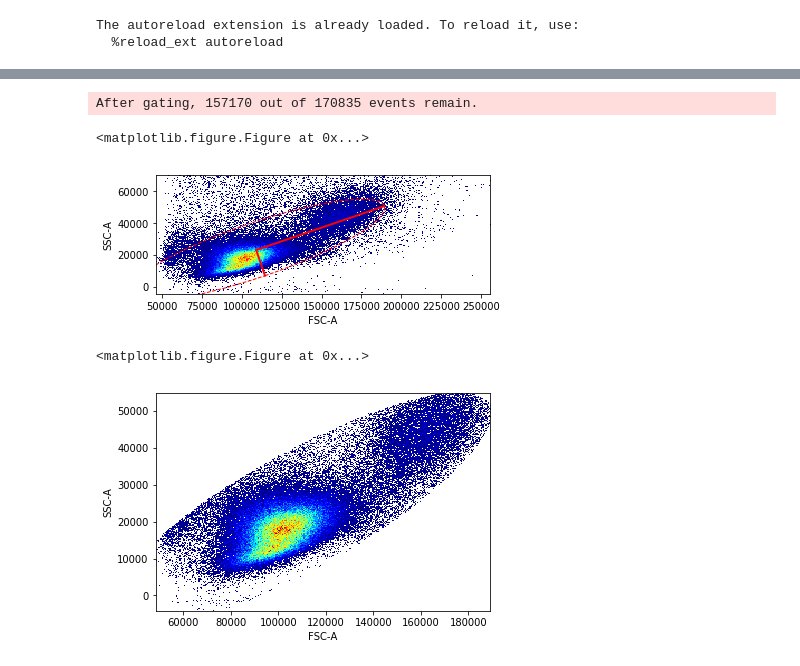
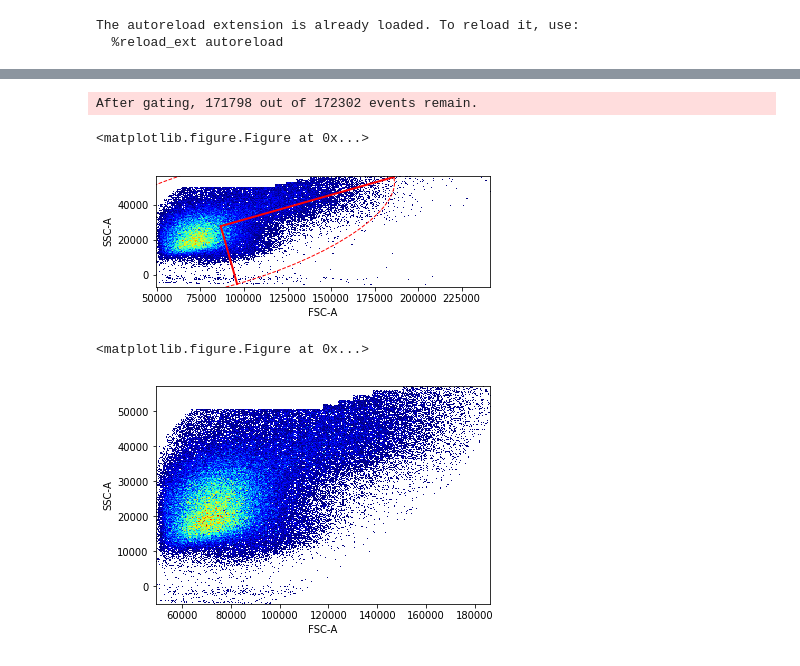
Before and after one commit to LudvigEk/aligater, a Jupyter notebook: pyAliGater_testing.ipynb, the cells around one changed output, grey strips where cells are left out. Drawn from its saved outputs; the diff is of its cells as text; code cells hidden in the pictures.

Commit message:
Tweaks to gaussian mixture modelling, added implementation of dijkstras shortest path

```diff
--- a/pyAliGater_testing.ipynb
+++ b/pyAliGater_testing.ipynb
@@ -29,3 +39,3 @@ After gating, 438882 out of 448200 events remain.
 # %%
-singlets=ag.gatePC(fcsDF,"FSC-A", "FSC-H",center='density',widthScale=4, heightScale=4, vI=no_clutter, plot=True)
+singlets=ag.gatePC(fcsDF,"FSC-A", "FSC-H",center='density',widthScale=5, heightScale=4, vI=no_clutter, plot=True)
 # %% [output]
@@ -37,4 +47,4 @@ After gating, 430739 out of 438882 events remain.
 # %%
-PBMCstep1=ag.gateThreshold(fcsDF,xCol="FSC-A",yCol="SSC-A",vI=singlets, orientation="horisontal",thresh=70000,population="lower")
+PBMCstep1=ag.gateThreshold(fcsDF,xCol="FSC-A",yCol="SSC-A",vI=singlets, orientation="horisontal",thresh=150000,population="lower")
 # %% [output]
 <matplotlib.figure.Figure at 0x...>
@@ -44,0 +55,3 @@ After gating, 170835 out of 430739 events remain.
+# %%
+start=ag.getHighestDensityPoint(fcsDF,"FSC-A","SSC-A",vI=PBMCstep1)[1]
+start
@@ -44,0 +60,2 @@ After gating, 170835 out of 430739 events remain.
+# %%
+PBMCstep2=ag.shortestPath(fcsDF,"FSC-A","SSC-A",maxStep=10,sigma=4,boundaries=[start,150000],vI=PBMCstep1,bins=100)
@@ -45,11 +78,11 @@ After gating, 170835 out of 430739 events remain.
 # %%
-PBMC=ag.gatePC(fcsDF,"FSC-A","SSC-A",center='centroid',widthScale=3, heightScale=2, vI=PBMCstep1, plot=True)
+PBMC=ag.gatePC(fcsDF,"FSC-A","SSC-A",center='centroid',widthScale=4, heightScale=4, vI=PBMCstep2, plot=True)
 # %% [output]
-After gating, 157170 out of 170835 events remain.
+After gating, 171798 out of 172302 events remain.
 <matplotlib.figure.Figure at 0x...>
-[figure, old version]
+[figure, new version]
 <matplotlib.figure.Figure at 0x...>
-[figure, old version]
+[figure, new version]
 # %%
 mean, sigma, maxVal=ag.axisStats(fcsDF, "CD34", PBMC,scale='logish')
 sigma*2
```
Also changed, not shown: parts of 35 cells of this notebook, 12 other files.
